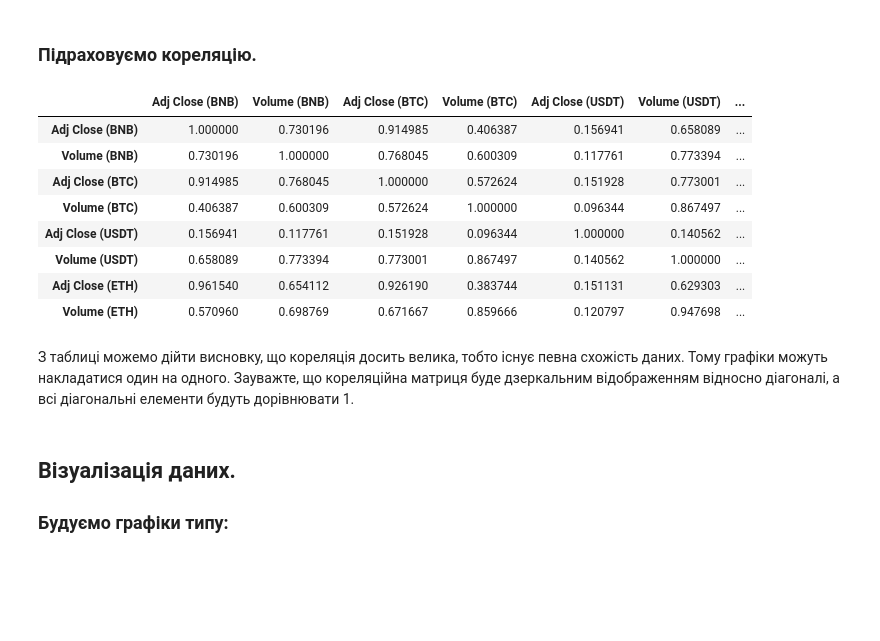
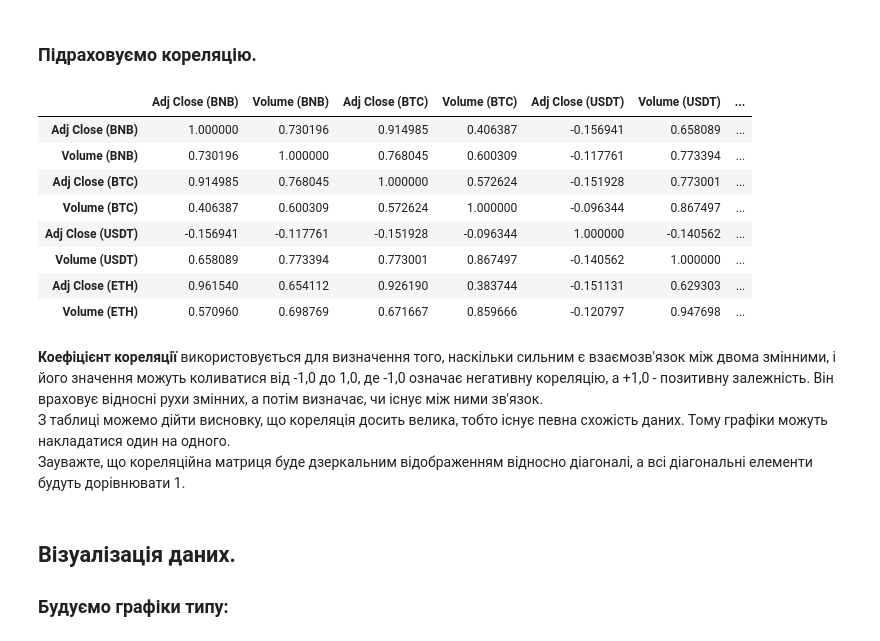
Before and after one commit to Terlok/DataScience, a Jupyter notebook: CourseWork/Code.ipynb, the cells around one changed output. Saved outputs shown, nothing was run; the diff lists cells and outputs as text; code cells hidden in the pictures; blank space fills up the shorter version.

```diff
--- a/CourseWork/Code.ipynb
+++ b/CourseWork/Code.ipynb
@@ -117,19 +125,20 @@ data_normalized
 # %% [markdown]
 ### Підраховуємо кореляцію.
 # %%
-data_normalized.corr().abs()
+data_normalized.corr()
 # %% [output]
 |  | Adj Close (BNB) | Volume (BNB) | Adj Close (BTC) | Volume (BTC) | Adj Close (USDT) | Volume (USDT) | ... |
-| Adj Close (BNB) | 1.000000 | 0.730196 | 0.914985 | 0.406387 | 0.156941 | 0.658089 | ... |
-| Volume (BNB) | 0.730196 | 1.000000 | 0.768045 | 0.600309 | 0.117761 | 0.773394 | ... |
-| Adj Close (BTC) | 0.914985 | 0.768045 | 1.000000 | 0.572624 | 0.151928 | 0.773001 | ... |
-| Volume (BTC) | 0.406387 | 0.600309 | 0.572624 | 1.000000 | 0.096344 | 0.867497 | ... |
-| Adj Close (USDT) | 0.156941 | 0.117761 | 0.151928 | 0.096344 | 1.000000 | 0.140562 | ... |
-| Volume (USDT) | 0.658089 | 0.773394 | 0.773001 | 0.867497 | 0.140562 | 1.000000 | ... |
-| Adj Close (ETH) | 0.961540 | 0.654112 | 0.926190 | 0.383744 | 0.151131 | 0.629303 | ... |
-| Volume (ETH) | 0.570960 | 0.698769 | 0.671667 | 0.859666 | 0.120797 | 0.947698 | ... |
+| Adj Close (BNB) | 1.000000 | 0.730196 | 0.914985 | 0.406387 | -0.156941 | 0.658089 | ... |
+| Volume (BNB) | 0.730196 | 1.000000 | 0.768045 | 0.600309 | -0.117761 | 0.773394 | ... |
+| Adj Close (BTC) | 0.914985 | 0.768045 | 1.000000 | 0.572624 | -0.151928 | 0.773001 | ... |
+| Volume (BTC) | 0.406387 | 0.600309 | 0.572624 | 1.000000 | -0.096344 | 0.867497 | ... |
+| Adj Close (USDT) | -0.156941 | -0.117761 | -0.151928 | -0.096344 | 1.000000 | -0.140562 | ... |
+| Volume (USDT) | 0.658089 | 0.773394 | 0.773001 | 0.867497 | -0.140562 | 1.000000 | ... |
+| Adj Close (ETH) | 0.961540 | 0.654112 | 0.926190 | 0.383744 | -0.151131 | 0.629303 | ... |
+| Volume (ETH) | 0.570960 | 0.698769 | 0.671667 | 0.859666 | -0.120797 | 0.947698 | ... |
 # %% [markdown]
-З таблиці можемо дійти висновку, що кореляція досить велика, тобто існує певна схожість даних. Тому графіки можуть накладатися один на одного.
+__Коефіцієнт кореляції__ використовується для визначення того, наскільки сильним є взаємозв'язок між двома змінними, і його значення можуть коливатися від -1,0 до 1,0, де -1,0 означає негативну кореляцію, а +1,0 - позитивну залежність. Він враховує відносні рухи змінних, а потім визначає, чи існує між ними зв'язок. \
+З таблиці можемо дійти висновку, що кореляція досить велика, тобто існує певна схожість даних. Тому графіки можуть накладатися один на одного. \
 Зауважте, що кореляційна матриця буде дзеркальним відображенням відносно діагоналі, а всі діагональні елементи будуть дорівнювати 1.
 # %% [markdown]
 ## Візуалізація даних.
```
Also changed, not shown: parts of 7 cells of this notebook.
